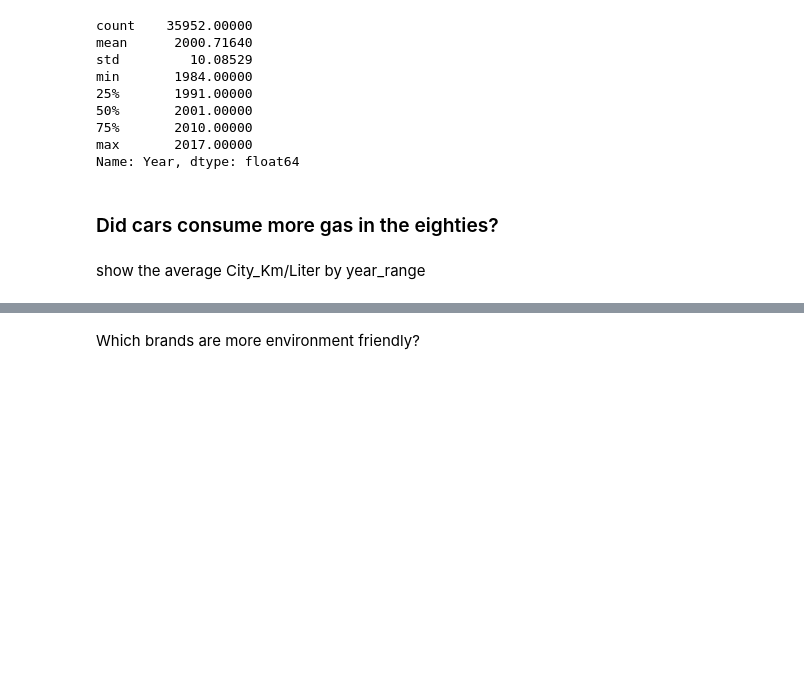
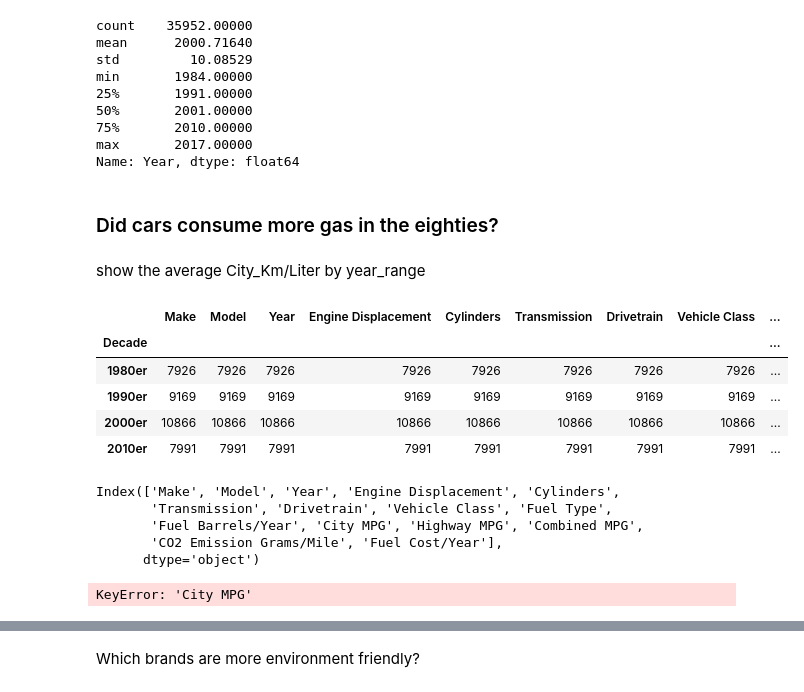
Before and after one commit to HannaFox/IH_Labs, a Jupyter notebook: 12_Lab_Pandas_Grouping_Data_Vehicles.ipynb, the cells around one changed output, grey strips where cells are left out. Cells and saved outputs as stored; diff of their text form; code cells hidden in the pictures; blank space fills up the shorter version.

```diff
--- a/12_Lab_Pandas_Grouping_Data_Vehicles.ipynb
+++ b/12_Lab_Pandas_Grouping_Data_Vehicles.ipynb
@@ -213,0 +236,23 @@ show the average City_Km/Liter by year_range
+# %%
+cars_decade = cars.groupby("Decade").count()
+cars_decade
+# %% [output]
+|  | Make | Model | Year | Engine Displacement | Cylinders | Transmission | Drivetrain | Vehicle Class | ... |
+| Decade |  |  |  |  |  |  |  |  | ... |
+| 1980er | 7926 | 7926 | 7926 | 7926 | 7926 | 7926 | 7926 | 7926 | ... |
+| 1990er | 9169 | 9169 | 9169 | 9169 | 9169 | 9169 | 9169 | 9169 | ... |
+| 2000er | 10866 | 10866 | 10866 | 10866 | 10866 | 10866 | 10866 | 10866 | ... |
+| 2010er | 7991 | 7991 | 7991 | 7991 | 7991 | 7991 | 7991 | 7991 | ... |
+# %%
+cars_decade.columns
+# %% [output]
+Index(['Make', 'Model', 'Year', 'Engine Displacement', 'Cylinders',
+       'Transmission', 'Drivetrain', 'Vehicle Class', 'Fuel Type',
+       'Fuel Barrels/Year', 'City MPG', 'Highway MPG', 'Combined MPG',
+       'CO2 Emission Grams/Mile', 'Fuel Cost/Year'],
+      dtype='object')
+# %%
+cars_decade['City MPG']=cars_decade['City MPG'].apply(lambda x: x *1.60934 / 3.78541)
+cars_decade= cars_decade.rename(columns={"City MPG":"City km/l"})
+# %% [output]
+KeyError: 'City MPG'
```
Also changed, not shown: parts of 20 cells of this notebook.
